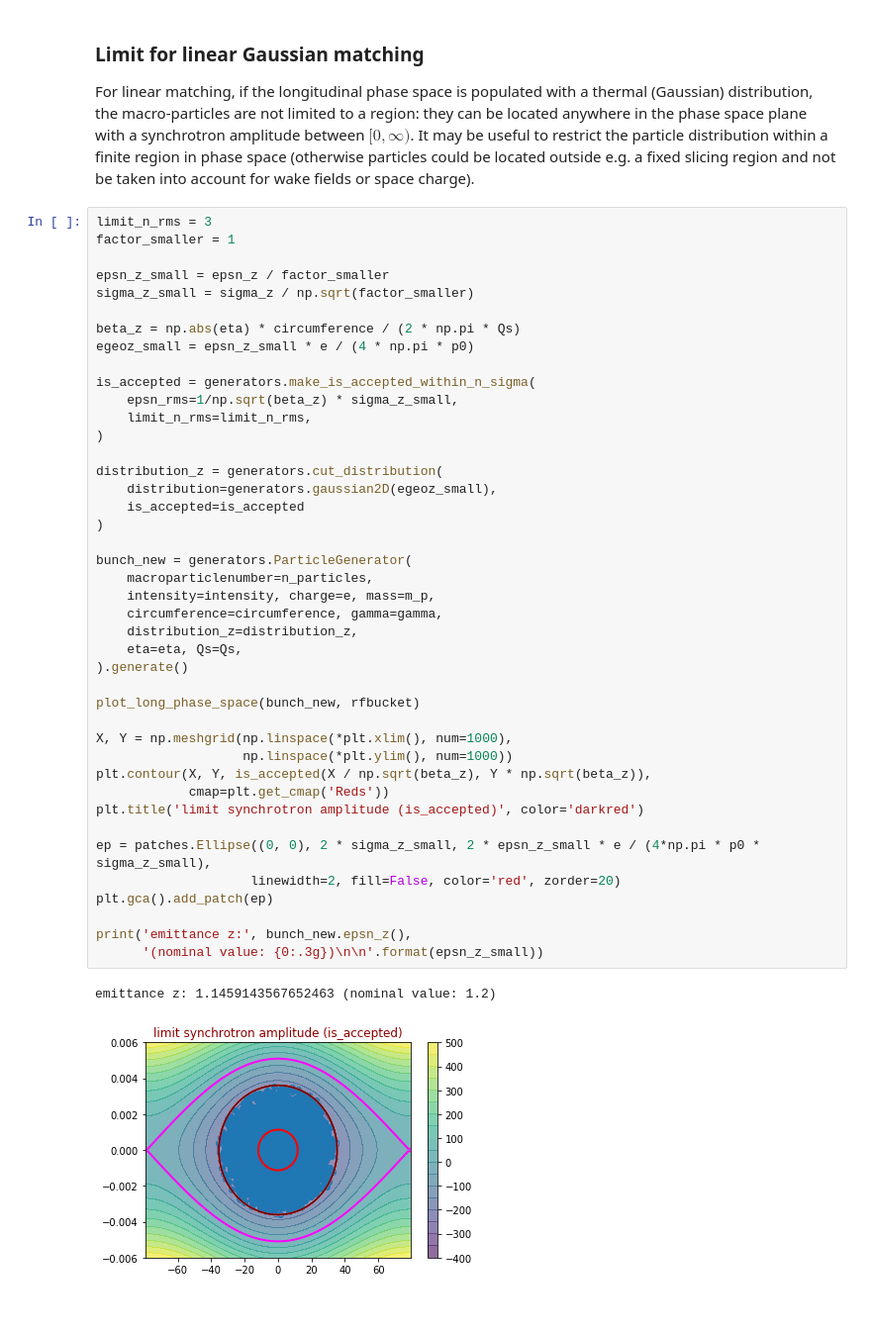
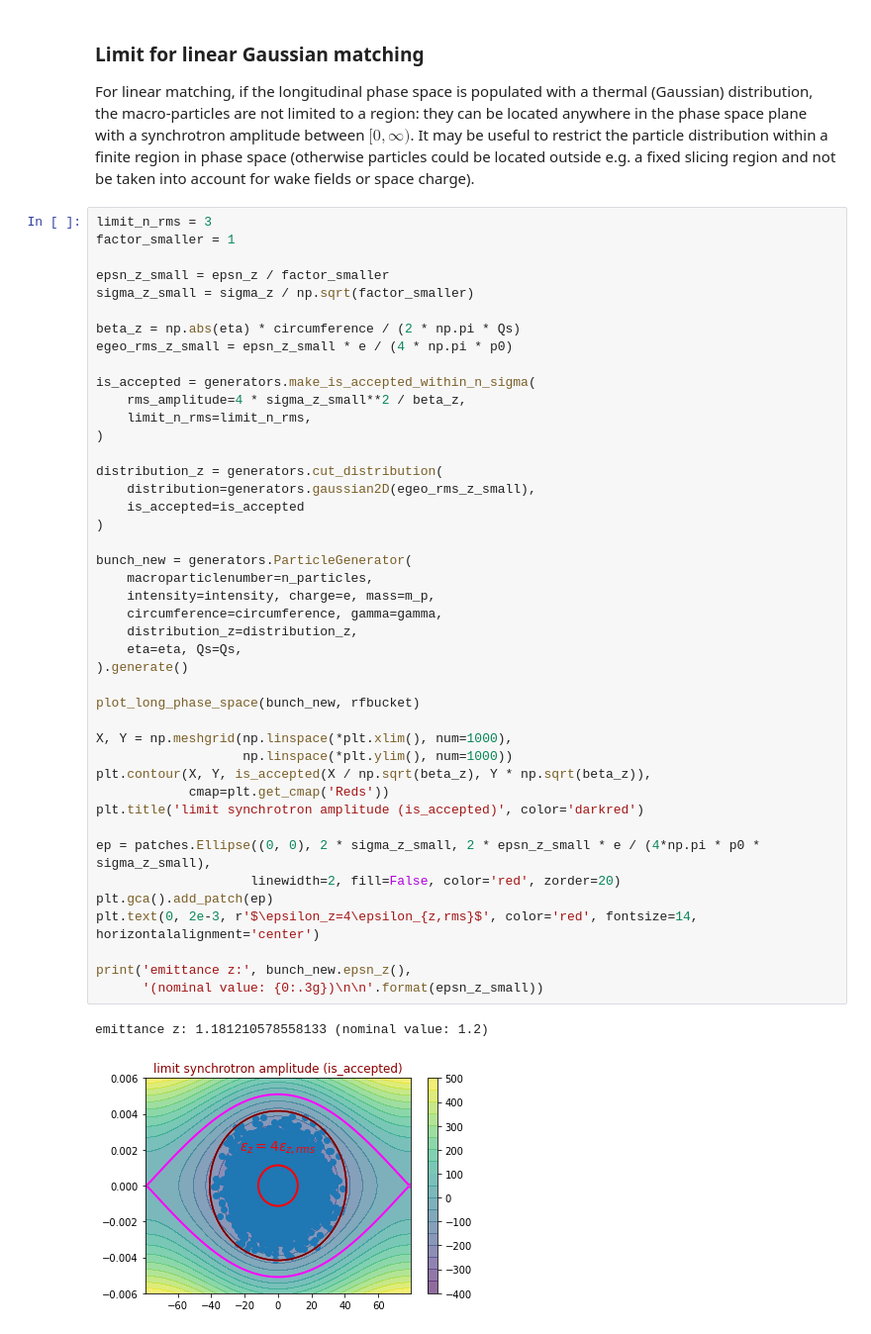
Before and after one commit to PyCOMPLETE/PyHEADTAIL-playground, a Jupyter notebook: howto_notebooks/GeneratorTest.ipynb, the cells around one changed output. Shown at 99% size. Saved outputs shown, nothing was run; the diff lists cells and outputs as text.

```diff
--- a/howto_notebooks/GeneratorTest.ipynb
+++ b/howto_notebooks/GeneratorTest.ipynb
@@ -482,41 +549,42 @@ epsn_z_small = epsn_z / factor_smaller
 sigma_z_small = sigma_z / np.sqrt(factor_smaller)
 
 beta_z = np.abs(eta) * circumference / (2 * np.pi * Qs)
-egeoz_small = epsn_z_small * e / (4 * np.pi * p0)
+egeo_rms_z_small = epsn_z_small * e / (4 * np.pi * p0)
 
 is_accepted = generators.make_is_accepted_within_n_sigma(
-    epsn_rms=1/np.sqrt(beta_z) * sigma_z_small,
+    rms_amplitude=4 * sigma_z_small**2 / beta_z,
     limit_n_rms=limit_n_rms,
 )
 
 distribution_z = generators.cut_distribution(
-    distribution=generators.gaussian2D(egeoz_small),
+    distribution=generators.gaussian2D(egeo_rms_z_small),
     is_accepted=is_accepted
 )
 
 bunch_new = generators.ParticleGenerator(
     macroparticlenumber=n_particles,
     intensity=intensity, charge=e, mass=m_p,
     circumference=circumference, gamma=gamma,
     distribution_z=distribution_z,
     eta=eta, Qs=Qs,
 ).generate()
 
 plot_long_phase_space(bunch_new, rfbucket)
 
 X, Y = np.meshgrid(np.linspace(*plt.xlim(), num=1000),
                    np.linspace(*plt.ylim(), num=1000))
 plt.contour(X, Y, is_accepted(X / np.sqrt(beta_z), Y * np.sqrt(beta_z)),
             cmap=plt.get_cmap('Reds'))
 plt.title('limit synchrotron amplitude (is_accepted)', color='darkred')
 
 ep = patches.Ellipse((0, 0), 2 * sigma_z_small, 2 * epsn_z_small * e / (4*np.pi * p0 * sigma_z_small),
                     linewidth=2, fill=False, color='red', zorder=20)
 plt.gca().add_patch(ep)
+plt.text(0, 2e-3, r'$\epsilon_z=4\epsilon_{z,rms}$', color='red', fontsize=14, horizontalalignment='center')
 
 print('emittance z:', bunch_new.epsn_z(),
       '(nominal value: {0:.3g})\n\n'.format(epsn_z_small))
 # %% [output]
-emittance z: 1.1459143567652463 (nominal value: 1.2)
+emittance z: 1.181210578558133 (nominal value: 1.2)
-[figure, old version]
+[figure, new version]
 # %% [markdown]
```
Also changed, not shown: parts of 18 cells of this notebook.
